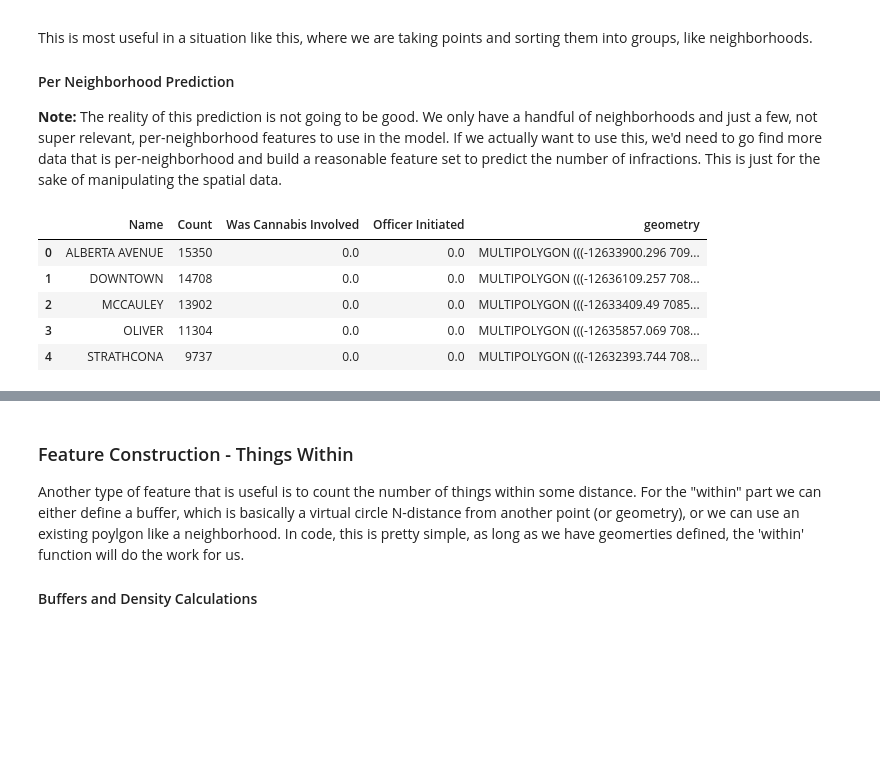
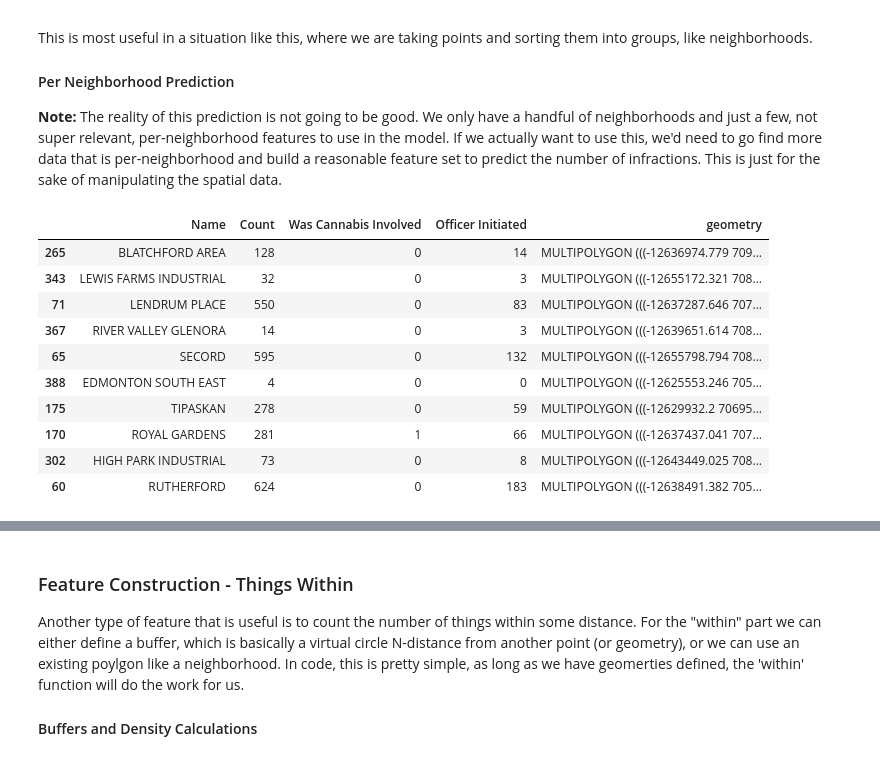
Before and after one commit to AkeemSemperDataScience/Basic_Stats_in_Python_Student_Repository, a Jupyter notebook: 034_geospatial_basics_sol.ipynb, the cells around one changed output, grey strips where cells are left out. Saved outputs shown, nothing was run; the diff lists cells and outputs as text; code cells hidden in the pictures; blank space fills up the shorter version.

```diff
--- a/034_geospatial_basics_sol.ipynb
+++ b/034_geospatial_basics_sol.ipynb
@@ -117,7 +135,7 @@ gdf_hoods.head()
 | 3 | ALBERTA PARK INDUSTRIAL | This non-residential neighbourhoo... | NaT | NaT | NaT | None | -1 | 0 | -1 | ... |
 | 4 | ALDERGROVE | Planned in the 1970s, this area's... | NaT | NaT | NaT | None | -1 | 0 | -1 | ... |
 # %%
-gdf_hoods_mercator = gdf_hoods.to_crs(epsg=3857)
+gdf_hoods_mercator = gdf_hoods.to_crs(PLOT_CRS)  # Convert to Web Mercator for mapping
 gdf_hoods_mercator.plot("Name")
 # %% [output]
 <Axes: >
@@ -144,6 +164,9 @@ These spatial joins replace the key with some spatial calculation, typically som
 
 In most cases, it is easier to keep the datasets separate if we are dealing with multiple spatial datasets, and just join as needed. The geopandas dataframe is generally setup to default to one geometry column being the "main thing". We can construct a dataset with many spatial columns, but it is likely to be more annoying than having separate dataframes.
 # %%
+# Reproject the GeoDataFrames to a common CRS for spatial join
+gdf_mercator.to_crs(PLOT_CRS, inplace=True)
+gdf_hoods_mercator.to_crs(PLOT_CRS, inplace=True)
 df_w_hoods = gpd.sjoin(gdf_mercator, gdf_hoods_mercator, how="left", predicate='within')
 hood_geometries = df_w_hoods["index_right"].map(gdf_hoods_mercator.geometry)
 df_w_hoods["hood_geometry"] = gpd.GeoSeries(
@@ -292,7 +330,7 @@ stations = gpd.GeoDataFrame(
     crs="EPSG:4326",
 )
 stations = stations.dropna(subset=['geometry'])  # Drop rows where geometry is NaN
-stations.to_crs(epsg=3857, inplace=True)  # Convert to Web Mercator for mapping
+stations.to_crs(PLOT_CRS, inplace=True)  # Set the CRS for stations to Web Mercator for mapping
 stations.head()
 # %% [output]
 |  | NAME | ADDRESS | LATITUDE | LONGITUDE | LOCATION | Geometry Point | geometry |
@@ -318,12 +357,14 @@ The crs system used for the distance calculations is important, we need to make
 def getClosestStationDistance(row, stations_gdf):
     if row.geometry is None or row.geometry.is_empty:
         return None
-    distances = stations_gdf.distance(row.geometry)
+    row_projected = gpd.GeoSeries([row.geometry], crs=df_w_hoods.crs).to_crs(CALC_CRS).iloc[0]
+    stations_projected = stations_gdf.to_crs(CALC_CRS)  # Project the stations GeoDataFrame to the calculation CRS
+    distances = stations_projected.distance(row_projected)
     smallest_distance = distances.min()
     return smallest_distance
 
+
 # Add a new column for the closest station distance and name
-df_w_hoods.to_crs(epsg=3857, inplace=True)  # Ensure the CRS is set for df_w_hoods
 df_w_hoods["closest_station_distance"] = df_w_hoods.apply(getClosestStationDistance, axis=1, stations_gdf=stations)
 
 df_w_hoods.head()
@@ -379,19 +420,22 @@ This is most useful in a situation like this, where we are taking points and sor
 # %%
 hood_pred_cols = ["hood_geometry", "Row ID", "Name","Was Cannabis Involved", "Officer Initiated"]
 hoodDF = df_w_hoods[hood_pred_cols].dropna(subset=hood_pred_cols)
 hoodDF.set_geometry("hood_geometry", inplace=True)
-hoodDF["Was Cannabis Involved"] = hoodDF["Was Cannabis Involved"].map({"Yes": 1, "No": 0})
-hoodDF["Officer Initiated"] = hoodDF["Officer Initiated"].map({"Yes": 1, "No": 0})
 hoodDF = hoodDF.groupby("Name").agg({"Row ID": "count", "Was Cannabis Involved": "sum", "Officer Initiated": "sum"}).rename(columns={"Row ID": "Count"}).sort_values(by="Count", ascending=False)
 hoodDF = hoodDF.reset_index()
 hoodDF = hoodDF.join(gdf_hoods_mercator.set_index("Name")[["geometry"]], on="Name", how="left")
 hoodDF = gpd.GeoDataFrame(hoodDF, geometry="geometry", crs=gdf_hoods_mercator.crs)
-hoodDF.head()
+hoodDF.sample(10)
 # %% [output]
 |  | Name | Count | Was Cannabis Involved | Officer Initiated | geometry |
-| 0 | ALBERTA AVENUE | 15350 | 0.0 | 0.0 | MULTIPOLYGON (((-12633900.296 709... |
-| 1 | DOWNTOWN | 14708 | 0.0 | 0.0 | MULTIPOLYGON (((-12636109.257 708... |
-| 2 | MCCAULEY | 13902 | 0.0 | 0.0 | MULTIPOLYGON (((-12633409.49 7085... |
-| 3 | OLIVER | 11304 | 0.0 | 0.0 | MULTIPOLYGON (((-12635857.069 708... |
-| 4 | STRATHCONA | 9737 | 0.0 | 0.0 | MULTIPOLYGON (((-12632393.744 708... |
+| 265 | BLATCHFORD AREA | 128 | 0 | 14 | MULTIPOLYGON (((-12636974.779 709... |
+| 343 | LEWIS FARMS INDUSTRIAL | 32 | 0 | 3 | MULTIPOLYGON (((-12655172.321 708... |
+| 71 | LENDRUM PLACE | 550 | 0 | 83 | MULTIPOLYGON (((-12637287.646 707... |
+| 367 | RIVER VALLEY GLENORA | 14 | 0 | 3 | MULTIPOLYGON (((-12639651.614 708... |
+| 65 | SECORD | 595 | 0 | 132 | MULTIPOLYGON (((-12655798.794 708... |
+| 388 | EDMONTON SOUTH EAST | 4 | 0 | 0 | MULTIPOLYGON (((-12625553.246 705... |
+| 175 | TIPASKAN | 278 | 0 | 59 | MULTIPOLYGON (((-12629932.2 70695... |
+| 170 | ROYAL GARDENS | 281 | 1 | 66 | MULTIPOLYGON (((-12637437.041 707... |
+| 302 | HIGH PARK INDUSTRIAL | 73 | 0 | 8 | MULTIPOLYGON (((-12643449.025 708... |
+| 60 | RUTHERFORD | 624 | 0 | 183 | MULTIPOLYGON (((-12638491.382 705... |
 # %%
```
Also changed, not shown: parts of 40 cells of this notebook, 2 other files.
